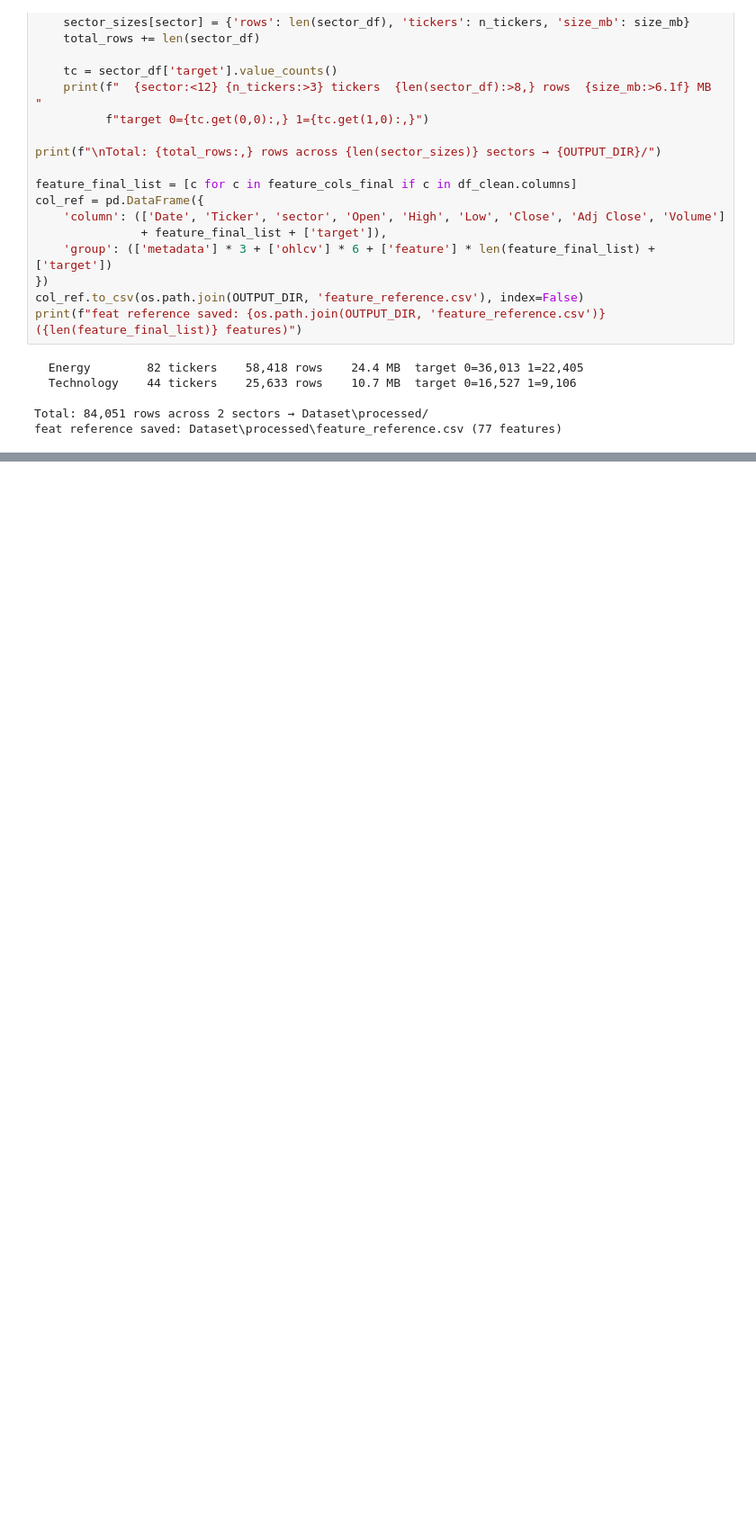
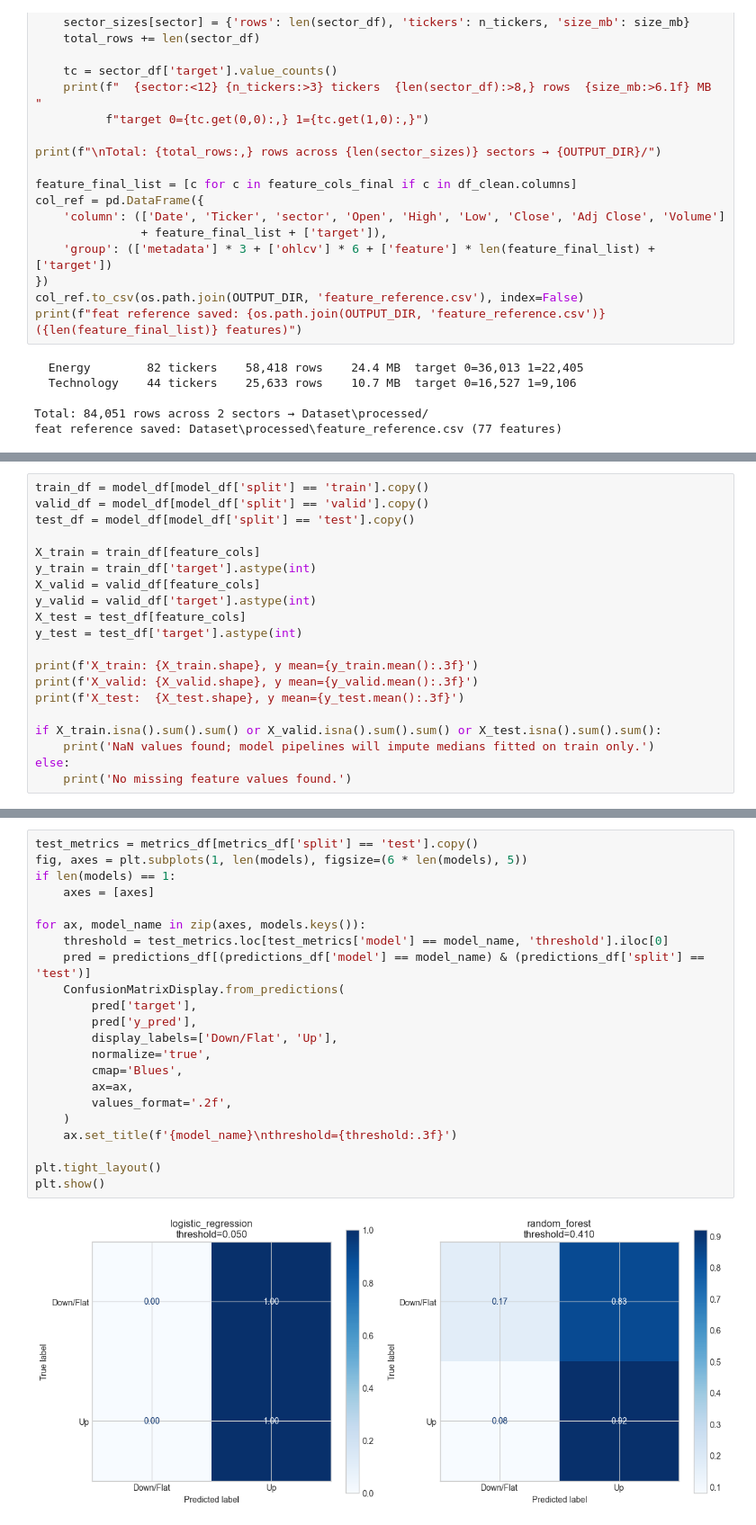
Before and after one commit to DraPraks/JCI-Time-Series, a Jupyter notebook: Week2_submission_JCI_Prediction.ipynb, the cells around one changed output, grey strips where cells are left out. Shown at 90% size. Cells and saved outputs as stored; diff of their text form; blank space fills up the shorter version.

Commit message:
Finalize Week 2 model training notebook

```diff
--- a/Week2_submission_JCI_Prediction.ipynb
+++ b/Week2_submission_JCI_Prediction.ipynb
@@ -1743,0 +2378,20 @@ feat reference saved: Dataset\processed\feature_reference.csv (77 features)
+# %%
+train_df = model_df[model_df['split'] == 'train'].copy()
+valid_df = model_df[model_df['split'] == 'valid'].copy()
+test_df = model_df[model_df['split'] == 'test'].copy()
+
+X_train = train_df[feature_cols]
+y_train = train_df['target'].astype(int)
+X_valid = valid_df[feature_cols]
+y_valid = valid_df['target'].astype(int)
+X_test = test_df[feature_cols]
+y_test = test_df['target'].astype(int)
+
+print(f'X_train: {X_train.shape}, y mean={y_train.mean():.3f}')
+print(f'X_valid: {X_valid.shape}, y mean={y_valid.mean():.3f}')
+print(f'X_test:  {X_test.shape}, y mean={y_test.mean():.3f}')
+
+if X_train.isna().sum().sum() or X_valid.isna().sum().sum() or X_test.isna().sum().sum():
+    print('NaN values found; model pipelines will impute medians fitted on train only.')
+else:
+    print('No missing feature values found.')
@@ -1743,0 +2679,24 @@ feat reference saved: Dataset\processed\feature_reference.csv (77 features)
+# %%
+test_metrics = metrics_df[metrics_df['split'] == 'test'].copy()
+fig, axes = plt.subplots(1, len(models), figsize=(6 * len(models), 5))
+if len(models) == 1:
+    axes = [axes]
+
+for ax, model_name in zip(axes, models.keys()):
+    threshold = test_metrics.loc[test_metrics['model'] == model_name, 'threshold'].iloc[0]
+    pred = predictions_df[(predictions_df['model'] == model_name) & (predictions_df['split'] == 'test')]
+    ConfusionMatrixDisplay.from_predictions(
+        pred['target'],
+        pred['y_pred'],
+        display_labels=['Down/Flat', 'Up'],
+        normalize='true',
+        cmap='Blues',
+        ax=ax,
+        values_format='.2f',
+    )
+    ax.set_title(f'{model_name}\nthreshold={threshold:.3f}')
+
+plt.tight_layout()
+plt.show()
+# %% [output]
+[figure, added]
```
Also changed, not shown: parts of 72 cells of this notebook, 16 other files.
